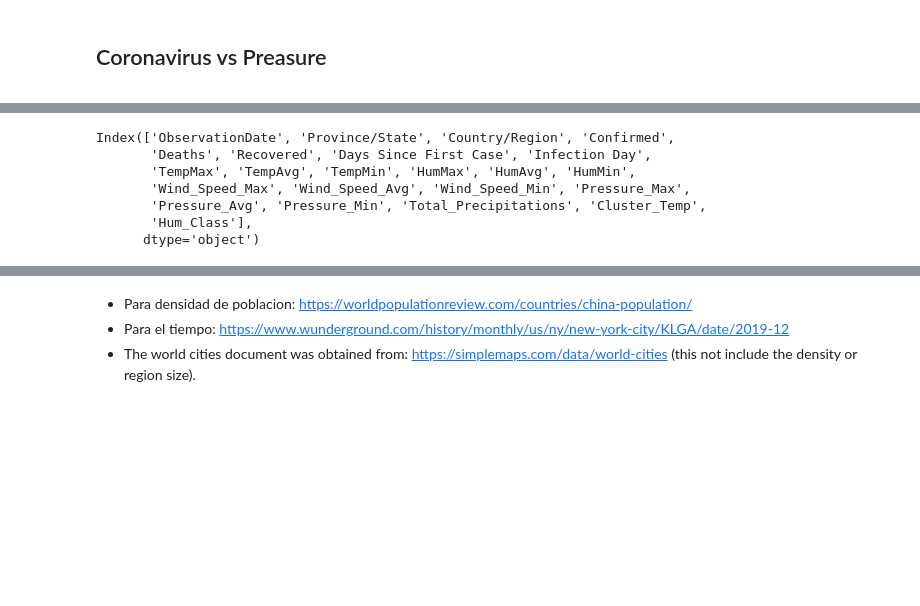
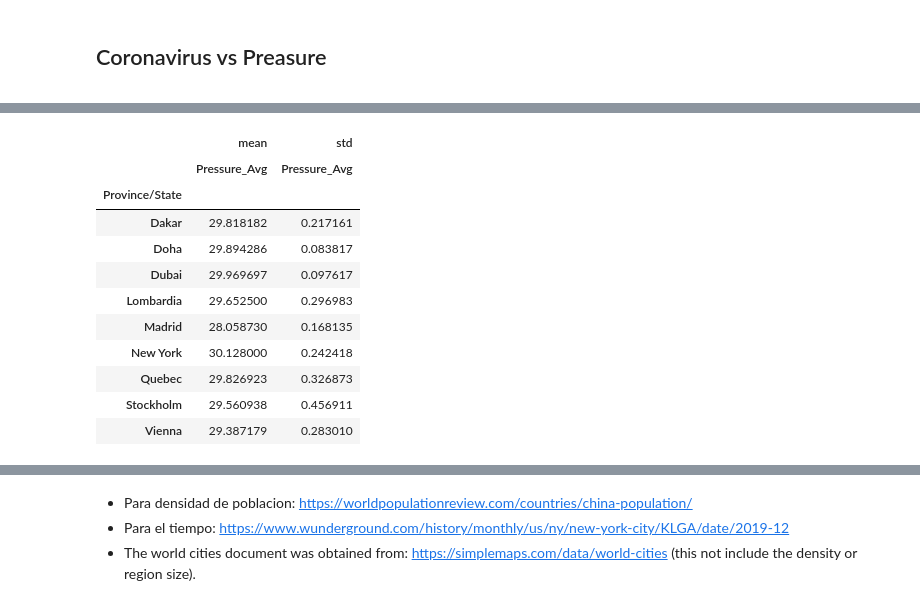
Before and after one commit to Yasel-Garces/The-impact-of-weather-in-the-coronavirus-spread, a Jupyter notebook: The-impact-of-weather-in-the-coronavirus-spread.ipynb, the cells around one changed output, grey strips where cells are left out. Cells and saved outputs as stored; diff of their text form; code cells hidden in the pictures; blank space fills up the shorter version.

```diff
--- a/The-impact-of-weather-in-the-coronavirus-spread.ipynb
+++ b/The-impact-of-weather-in-the-coronavirus-spread.ipynb
@@ -881,11 +886,16 @@ sp.sign_plot(result);
 # %%
-#covid_weather.pivot_table(index='Province/State',values='Pressure_Avg',aggfunc='std')
-covid_weather.columns
+covid_weather.pivot_table(index='Province/State',values='Pressure_Avg',aggfunc=['mean','std'])
+#covid_weather.columns
 # %% [output]
-Index(['ObservationDate', 'Province/State', 'Country/Region', 'Confirmed',
-       'Deaths', 'Recovered', 'Days Since First Case', 'Infection Day',
-       'TempMax', 'TempAvg', 'TempMin', 'HumMax', 'HumAvg', 'HumMin',
-       'Wind_Speed_Max', 'Wind_Speed_Avg', 'Wind_Speed_Min', 'Pressure_Max',
-       'Pressure_Avg', 'Pressure_Min', 'Total_Precipitations', 'Cluster_Temp',
-       'Hum_Class'],
-      dtype='object')
+|  | mean | std |
+|  | Pressure_Avg | Pressure_Avg |
+| Province/State |  |  |
+| Dakar | 29.818182 | 0.217161 |
+| Doha | 29.894286 | 0.083817 |
+| Dubai | 29.969697 | 0.097617 |
+| Lombardia | 29.652500 | 0.296983 |
+| Madrid | 28.058730 | 0.168135 |
+| New York | 30.128000 | 0.242418 |
+| Quebec | 29.826923 | 0.326873 |
+| Stockholm | 29.560938 | 0.456911 |
+| Vienna | 29.387179 | 0.283010 |
```
Also changed, not shown: parts of 8 cells of this notebook.
